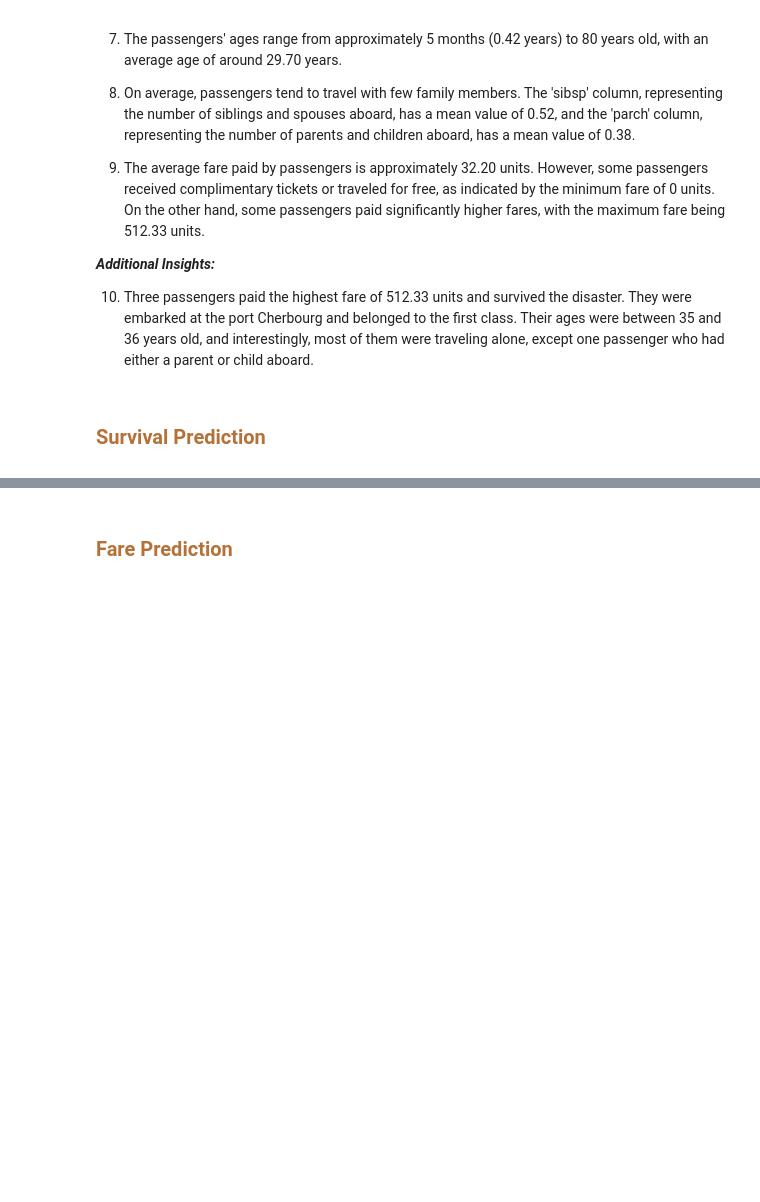
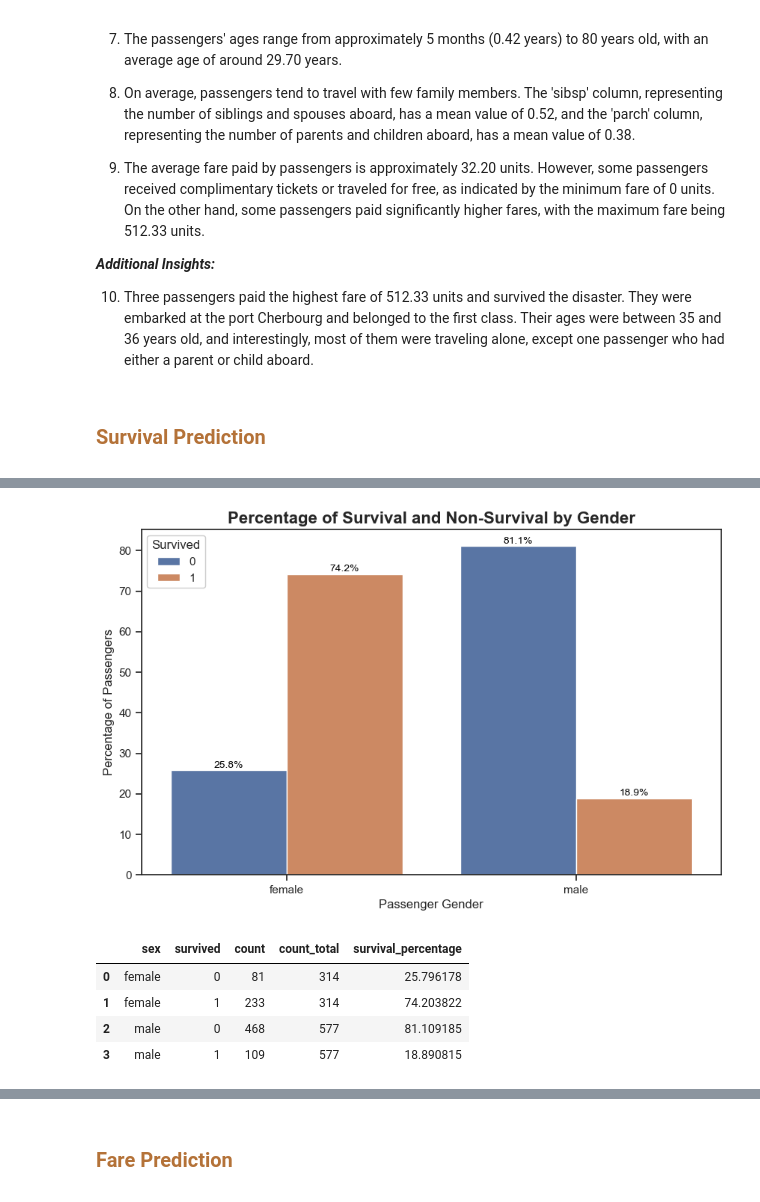
Before and after one commit to ErikaMelt/data-ship-api, a Jupyter notebook: notebooks/eda.ipynb, the cells around one changed output, grey strips where cells are left out. Cells and saved outputs as stored; diff of their text form; code cells hidden in the pictures; blank space fills up the shorter version.

```diff
--- a/notebooks/eda.ipynb
+++ b/notebooks/eda.ipynb
@@ -319,0 +273,11 @@ plt.show()
+# %%
+gr_data = DataAnalyzer.calculate_survival_percentage(train_df, 'sex')
+DataAnalyzer.plot_survival_by_feature(gr_data, 'sex', 'Passenger Gender','Percentage of Passengers', 'Percentage of Survival and Non-Survival by Gender' )
+gr_data
+# %% [output]
+[figure, added]
+|  | sex | survived | count | count_total | survival_percentage |
+| 0 | female | 0 | 81 | 314 | 25.796178 |
+| 1 | female | 1 | 233 | 314 | 74.203822 |
+| 2 | male | 0 | 468 | 577 | 81.109185 |
+| 3 | male | 1 | 109 | 577 | 18.890815 |
```
Also changed, not shown: parts of 36 cells of this notebook, 1 other file.
